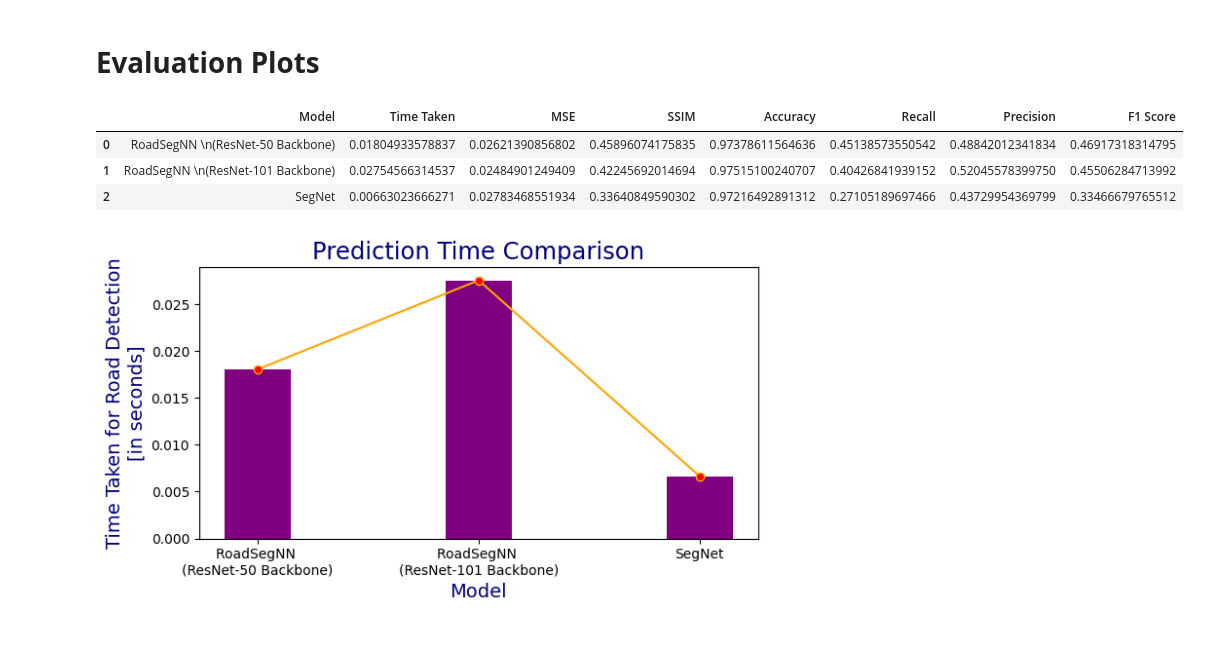
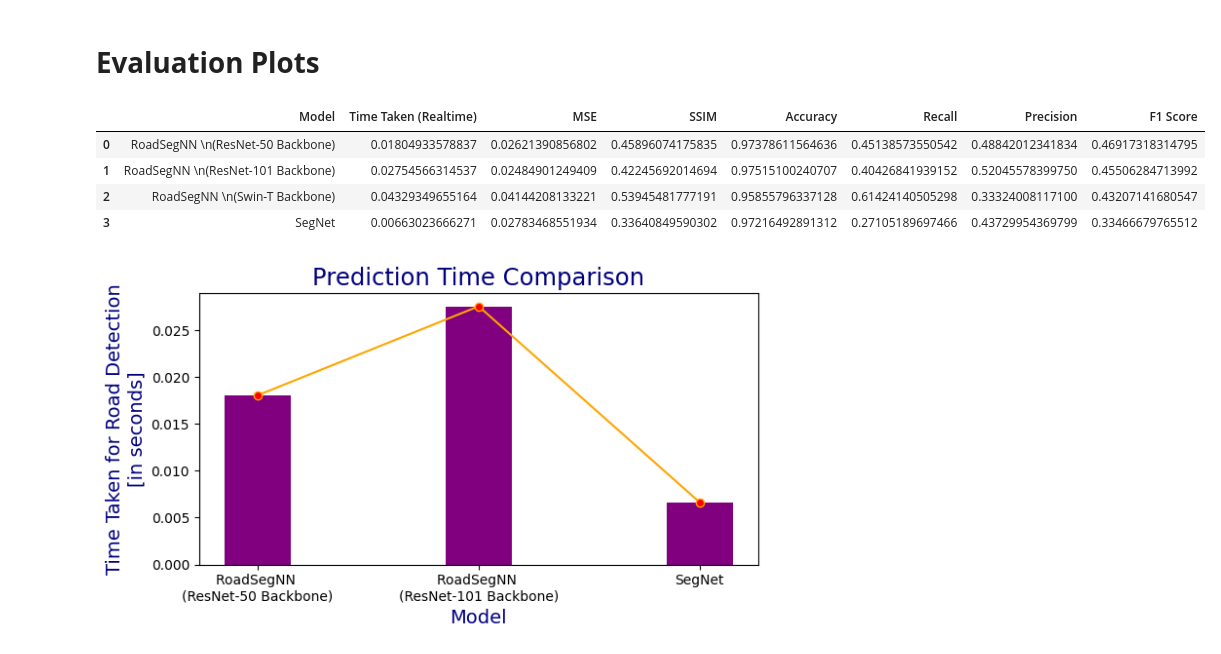
Before and after one commit to Subhadip02ghosh/Road-Detection-Binary-Segmentation, a Jupyter notebook: evaluation_metrics_plots.ipynb, the cells around one changed output. Drawn from its saved outputs; the diff is of its cells as text; code cells hidden in the pictures.

Commit message:
Updated Evaluation Metric Plots Notebook and Loss Plots Notebook.

```diff
--- a/evaluation_metrics_plots.ipynb
+++ b/evaluation_metrics_plots.ipynb
@@ -25,35 +25,36 @@ segnet_path = f"/content/drive/MyDrive/8th Sem BTech/0) Final Yr. Project - 8th
 # %%
 pd.set_option('display.float_format', '{:.14f}'.format)
 
-res50_metrics = pd.read_csv(res50_path, delimiter=": ", names=["Evaluation_Metric","Value"])
-res101_metrics = pd.read_csv(res101_path, delimiter=": ", names=["Evaluation_Metric","Value"])
-# swint_metrics = pd.read_csv(swint_path, delimiter=": ", names=["Evaluation_Metric","Value"])
-segnet_metrics = pd.read_csv(segnet_path, delimiter=": ", names=["Evaluation_Metric","Value"])
+res50_metrics = pd.read_csv(f"{res50_path}/Evaluation.txt", delimiter=": ", names=["Evaluation_Metric","Value"])
+res101_metrics = pd.read_csv(f"{res101_path}/Evaluation.txt", delimiter=": ", names=["Evaluation_Metric","Value"])
+swint_metrics = pd.read_csv(f"{swint_path}/Evaluation.txt", delimiter=": ", names=["Evaluation_Metric","Value"])
+segnet_metrics = pd.read_csv(f"{segnet_path}/Evaluation.txt", delimiter=": ", names=["Evaluation_Metric","Value"])
 # %%
 # Extract values into lists
 res50_values = res50_metrics.set_index('Evaluation_Metric')['Value'].to_dict()
 res101_values = res101_metrics.set_index('Evaluation_Metric')['Value'].to_dict()
-# swint_metrics = swint_metrics.set_index('Evaluation_Metric')['Value'].to_dict()
+swint_values = swint_metrics.set_index('Evaluation_Metric')['Value'].to_dict()
 segnet_values = segnet_metrics.set_index('Evaluation_Metric')['Value'].to_dict()
 
 # Create the new dataframe
 evaluation_metrics = pd.DataFrame({
-    # 'Model': [f'RoadSegNN \n(ResNet-50 Backbone)', f'RoadSegNN \n(ResNet-101 Backbone)', f'RoadSegNN \n(Swin-T Backbone)', 'SegNet'],
-    'Model': [f'RoadSegNN \n(ResNet-50 Backbone)', f'RoadSegNN \n(ResNet-101 Backbone)', 'SegNet'],
-    'Time Taken': [res50_values['Time taken'], res101_values['Time taken'], segnet_values['Time taken']],
-    'MSE': [res50_values['MSE'], res101_values['MSE'], segnet_values['MSE']],
-    'SSIM': [res50_values['SSIM'], res101_values['SSIM'], segnet_values['SSIM']],
-    'Accuracy': [res50_values['Accuracy'], res101_values['Accuracy'], segnet_values['Accuracy']],
-    'Recall': [res50_values['Recall'], res101_values['Recall'], segnet_values['Recall']],
-    'Precision': [res50_values['Precision'], res101_values['Precision'], segnet_values['Precision']],
-    'F1 Score': [res50_values['F1 Score'], res101_values['F1 Score'], segnet_values['F1 Score']]
+    'Model': [f'RoadSegNN \n(ResNet-50 Backbone)', f'RoadSegNN \n(ResNet-101 Backbone)', f'RoadSegNN \n(Swin-T Backbone)', 'SegNet'],
+    # 'Model': [f'RoadSegNN \n(ResNet-50 Backbone)', f'RoadSegNN \n(ResNet-101 Backbone)', 'SegNet'],
+    'Time Taken (Realtime)': [res50_values['Time taken (Realtime)'], res101_values['Time taken (Realtime)'], swint_values['Time taken (Realtime)'], segnet_values['Time taken (Realtime)']],
+    'MSE': [res50_values['MSE'], res101_values['MSE'], swint_values['MSE'], segnet_values['MSE']],
+    'SSIM': [res50_values['SSIM'], res101_values['SSIM'], swint_values['SSIM'], segnet_values['SSIM']],
+    'Accuracy': [res50_values['Accuracy'], res101_values['Accuracy'], swint_values['Accuracy'], segnet_values['Accuracy']],
+    'Recall': [res50_values['Recall'], res101_values['Recall'], swint_values['Recall'], segnet_values['Recall']],
+    'Precision': [res50_values['Precision'], res101_values['Precision'], swint_values['Precision'], segnet_values['Precision']],
+    'F1 Score': [res50_values['F1 Score'], res101_values['F1 Score'], swint_values['F1 Score'], segnet_values['F1 Score']]
 })
 
 evaluation_metrics
 # %% [output]
-|  | Model | Time Taken | MSE | SSIM | Accuracy | Recall | Precision | F1 Score |
+|  | Model | Time Taken (Realtime) | MSE | SSIM | Accuracy | Recall | Precision | F1 Score |
 | 0 | RoadSegNN \n(ResNet-50 Backbone) | 0.01804933578837 | 0.02621390856802 | 0.45896074175835 | 0.97378611564636 | 0.45138573550542 | 0.48842012341834 | 0.46917318314795 |
 | 1 | RoadSegNN \n(ResNet-101 Backbone) | 0.02754566314537 | 0.02484901249409 | 0.42245692014694 | 0.97515100240707 | 0.40426841939152 | 0.52045578399750 | 0.45506284713992 |
-| 2 | SegNet | 0.00663023666271 | 0.02783468551934 | 0.33640849590302 | 0.97216492891312 | 0.27105189697466 | 0.43729954369799 | 0.33466679765512 |
+| 2 | RoadSegNN \n(Swin-T Backbone) | 0.04329349655164 | 0.04144208133221 | 0.53945481777191 | 0.95855796337128 | 0.61424140505298 | 0.33324008117100 | 0.43207141680547 |
+| 3 | SegNet | 0.00663023666271 | 0.02783468551934 | 0.33640849590302 | 0.97216492891312 | 0.27105189697466 | 0.43729954369799 | 0.33466679765512 |
 # %%
 index = evaluation_metrics['Model']
```
Also changed, not shown: parts of 2 cells of this notebook, 1 other file.
